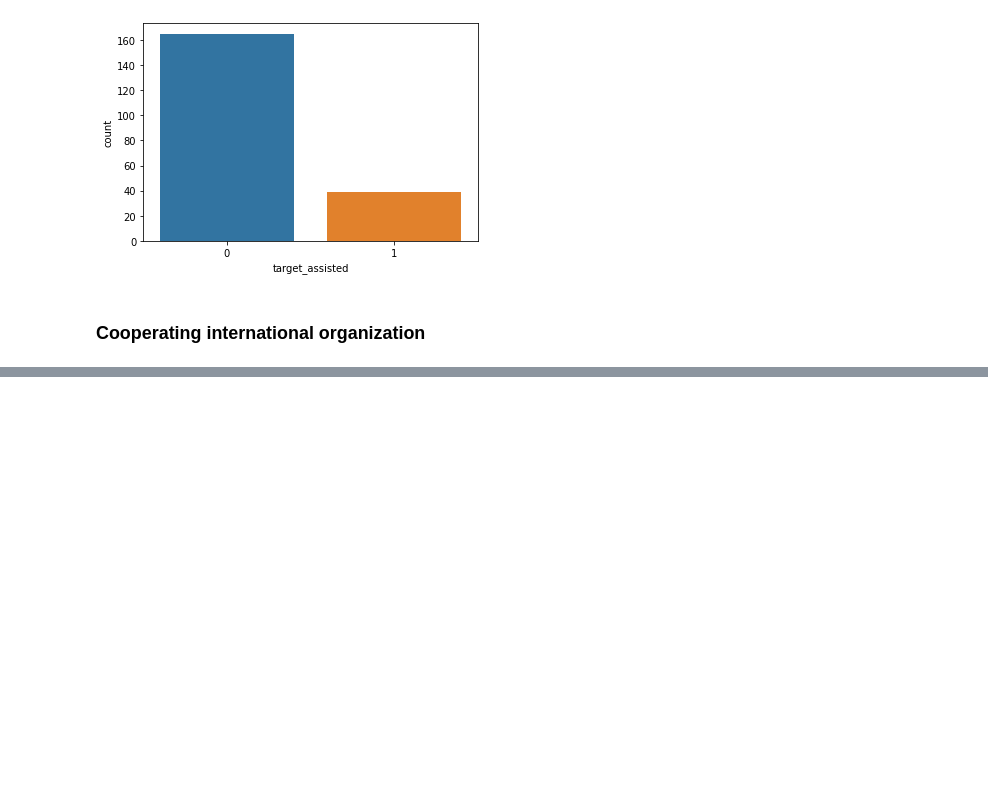
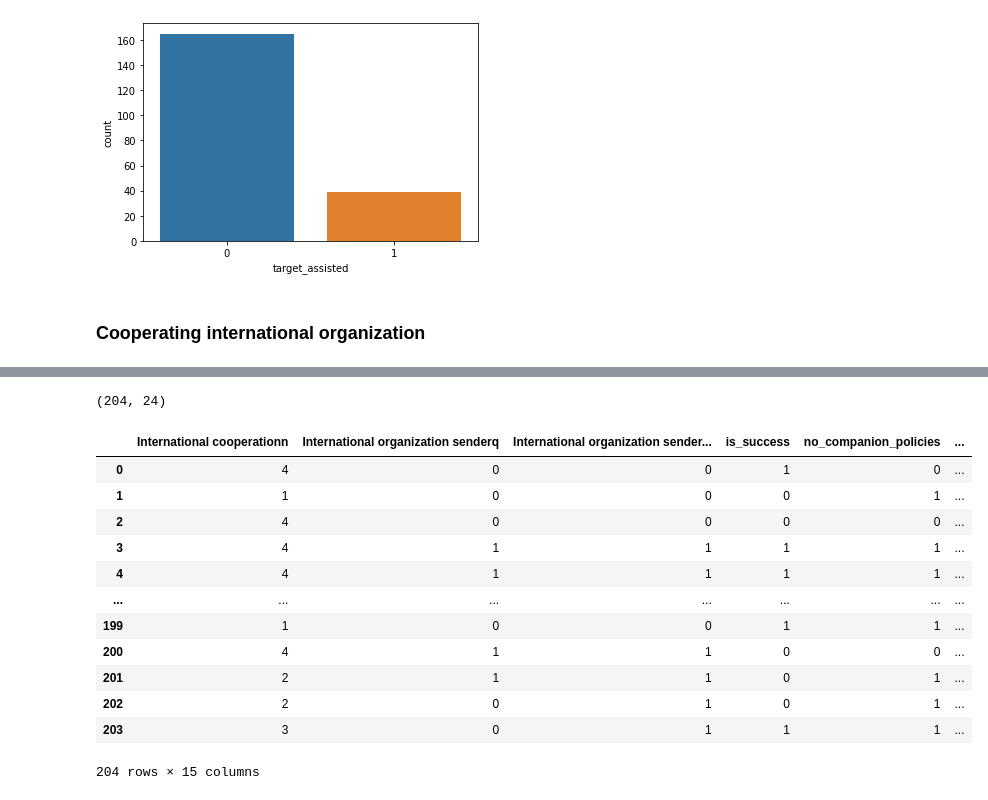
Before and after one commit to cedricsoares/economic_sanction_model, a Jupyter notebook: Sanction_eco.ipynb, the cells around one changed output, grey strips where cells are left out. Cells and saved outputs as stored; diff of their text form; code cells hidden in the pictures; blank space fills up the shorter version.

```diff
--- a/Sanction_eco.ipynb
+++ b/Sanction_eco.ipynb
@@ -530,0 +509,36 @@ df.iloc[:, 44].name
+# %%
+df['UN'] = df['UN'] + df[' UN']
+df['UN'].replace(2, 1, inplace = True)
+df.drop(' UN', axis = 1, inplace = True)
+
+df['EC/EU'] = df['EC/EU'] + df[' EC/EU'] + df['EU'] + df[' EU'] + df['EC']
+df['EC/EU'].replace([2, 3, 4, 5], [1,1,1,1], inplace = True)
+df.drop([' EC/EU', 'EU', ' EU', 'EC'], axis = 1, inplace = True)
+
+df['OAU'] = df['OAU'] + df[' OAU']
+df['OAU'].replace(2, 1, inplace = True)
+df.drop(' OAU', axis = 1, inplace = True)
+# %%
+df.shape
+# %% [output]
+(204, 24)
+# %%
+df.drop(['First yearh', 'Last yeari', 'Policy resultj', 'Sanctions contributionk', 'Success \nscorel', 'Companion policiesm', 'International assistanceo' , 'Cooperating international organizationp', 'available_last_year' ], axis = 1, inplace = True)
+# %%
+df = df.astype('int')
+# %%
+df
+# %% [output]
+|  | International cooperationn | International organization senderq | International organization sender... | is_success | no_companion_policies | ... |
+| 0 | 4 | 0 | 0 | 1 | 0 | ... |
+| 1 | 1 | 0 | 0 | 0 | 1 | ... |
+| 2 | 4 | 0 | 0 | 0 | 0 | ... |
+| 3 | 4 | 1 | 1 | 1 | 1 | ... |
+| 4 | 4 | 1 | 1 | 1 | 1 | ... |
+| ... | ... | ... | ... | ... | ... | ... |
+| 199 | 1 | 0 | 0 | 1 | 1 | ... |
+| 200 | 4 | 1 | 1 | 0 | 0 | ... |
+| 201 | 2 | 1 | 1 | 0 | 1 | ... |
+| 202 | 2 | 0 | 1 | 0 | 1 | ... |
+| 203 | 3 | 0 | 1 | 1 | 1 | ... |
+204 rows × 15 columns
```
Also changed, not shown: parts of 14 cells of this notebook.
